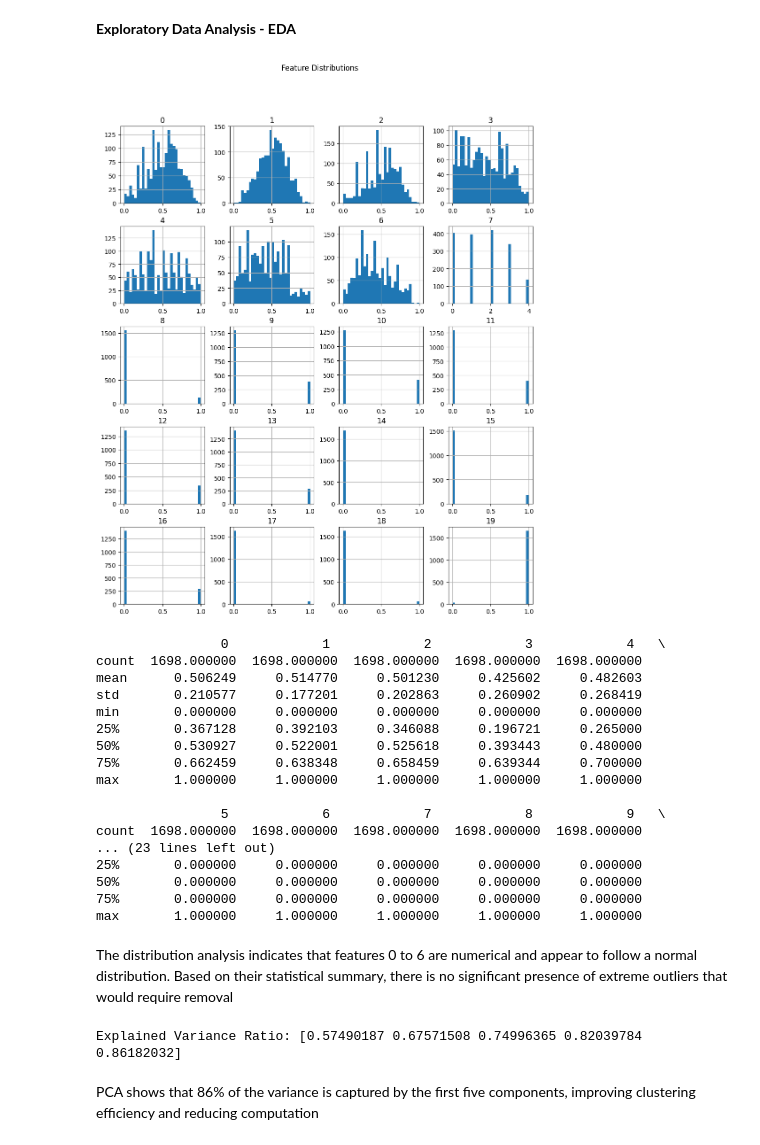
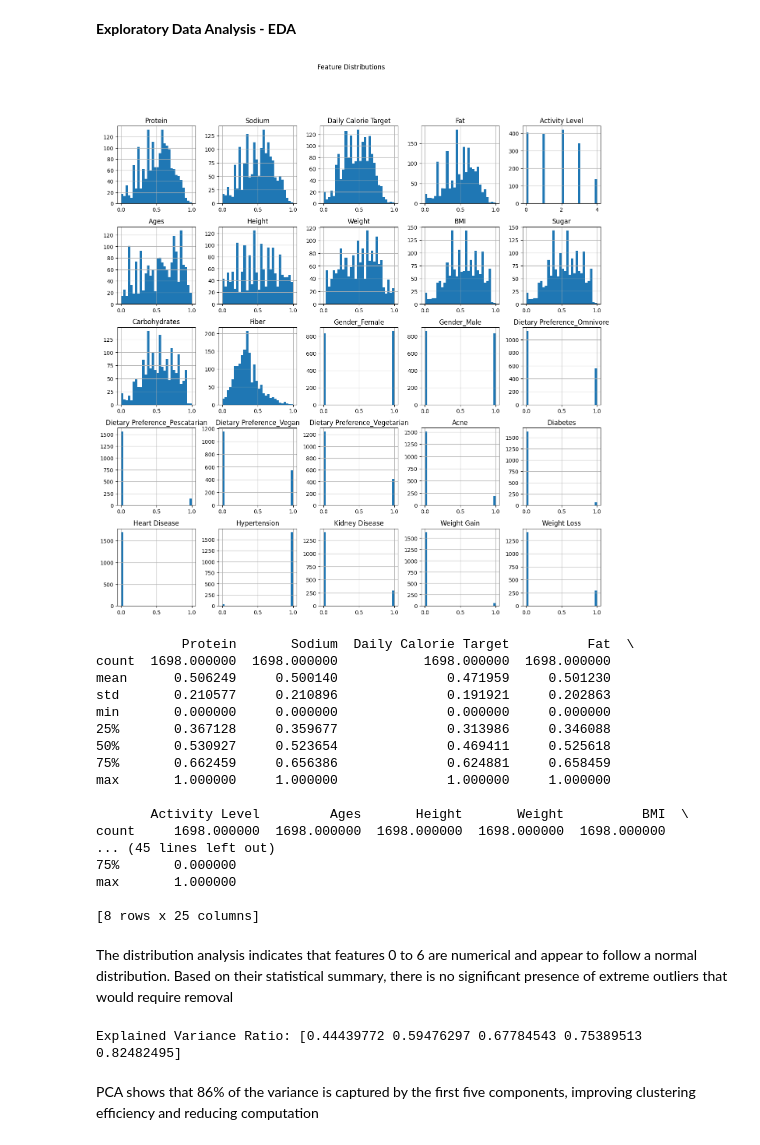
Before and after one commit to Edenshmuel/ICU_Nutrition_ML, a Jupyter notebook: Patient_Clustering.ipynb, the cells around one changed output. Drawn from its saved outputs; the diff is of its cells as text; code cells hidden in the pictures.

```diff
--- a/Patient_Clustering.ipynb
+++ b/Patient_Clustering.ipynb
@@ -59,7 +65,8 @@ df.head()
 # %% [markdown]
 Categorize Features
 # %%
-numerical_features = ["Ages", "Height", "Weight", "Carbohydrates"]
-categorical_features = ["Activity Level"]
+numerical_features = ["Ages", "Height", "Weight", "Sugar", "Carbohydrates", "Fiber"]
+categorical_features = ["Gender", "Dietary Preference"]
 Multy_categorical_features = ["Disease"]
-right_skewed_features = ["Protein", "Calories", "Fat"]
+ordinal_features = ["Activity Level"]
+right_skewed_features = ["Protein", "Sodium", "Daily Calorie Target", "Fat"]
@@ -66,9 +75,14 @@ right_skewed_features = ["Protein", "Calories", "Fat"]
+# %%
+columns_to_remove = ["Calories", "Breakfast Suggestion", "Lunch Suggestion",
+                     "Dinner Suggestion", "Snack Suggestion"]
+
+df = df.drop(columns=columns_to_remove)
 # %% [markdown]
 **Apply the Pipeline**
 # %%
-preprocessor = create_preprocessor(numerical_features, categorical_features, Multy_categorical_features, right_skewed_features)
-df_transformed = preprocessor.fit_transform(df)
+preprocessor = create_preprocessor(numerical_features, categorical_features, Multy_categorical_features, ordinal_features, right_skewed_features)
+df_transformed_array = preprocessor.fit_transform(df)
 # %%
-df_transformed = pd.DataFrame(df_transformed)
-df_transformed
+df_transformed = pd.DataFrame(df_transformed_array, columns=feature_names)
+df_transformed.head()
 # %% [output]
@@ -88,31 +96,31 @@ df_transformed
 # %% [markdown]
 **Exploratory Data Analysis - EDA**
 # %%
-df_transformed.hist(figsize=(12, 14), bins=30)
+df_transformed.hist(figsize=(16, 16), bins=30)
 plt.suptitle("Feature Distributions")
 plt.show()
 # %% [output]
-[figure, old version]
+[figure, new version]
 # %%
 print(df_transformed.describe())
 # %% [output]
-                0            1            2            3            4   \
-count  1698.000000  1698.000000  1698.000000  1698.000000  1698.000000
-mean      0.506249     0.514770     0.501230     0.425602     0.482603
-std       0.210577     0.177201     0.202863     0.260902     0.268419
-min       0.000000     0.000000     0.000000     0.000000     0.000000
-25%       0.367128     0.392103     0.346088     0.196721     0.265000
-50%       0.530927     0.522001     0.525618     0.393443     0.480000
-75%       0.662459     0.638348     0.658459     0.639344     0.700000
-max       1.000000     1.000000     1.000000     1.000000     1.000000
+           Protein       Sodium  Daily Calorie Target          Fat  \
+count  1698.000000  1698.000000           1698.000000  1698.000000
+mean      0.506249     0.500140              0.471959     0.501230
+std       0.210577     0.210896              0.191921     0.202863
+min       0.000000     0.000000              0.000000     0.000000
+25%       0.367128     0.359677              0.313986     0.346088
+50%       0.530927     0.523654              0.469411     0.525618
+75%       0.662459     0.656386              0.624881     0.658459
+max       1.000000     1.000000              1.000000     1.000000
 
-                5            6            7            8            9   \
-count  1698.000000  1698.000000  1698.000000  1698.000000  1698.000000
-... (23 lines left out)
-25%       0.000000     0.000000     0.000000     0.000000     0.000000
-50%       0.000000     0.000000     0.000000     0.000000     0.000000
-75%       0.000000     0.000000     0.000000     0.000000     0.000000
-max       1.000000     1.000000     1.000000     1.000000     1.000000
+       Activity Level         Ages       Height       Weight          BMI  \
+count     1698.000000  1698.000000  1698.000000  1698.000000  1698.000000
+... (45 lines left out)
+75%       0.000000
+max       1.000000
+
+[8 rows x 25 columns]
 # %% [markdown]
 The distribution analysis indicates that features 0 to 6 are numerical and appear to follow a normal distribution. Based on their statistical summary, there is no significant presence of extreme outliers that would require removal
 # %%
@@ -121,7 +129,7 @@ pca.fit(df_transformed)
 
 print("Explained Variance Ratio:", pca.explained_variance_ratio_.cumsum())
 # %% [output]
-Explained Variance Ratio: [0.57490187 0.67571508 0.74996365 0.82039784 0.86182032]
+Explained Variance Ratio: [0.44439772 0.59476297 0.67784543 0.75389513 0.82482495]
 # %% [markdown]
 PCA shows that 86% of the variance is captured by the first five components, improving clustering efficiency and reducing computation
 # %% [markdown]
```
Also changed, not shown: parts of 8 cells of this notebook.
